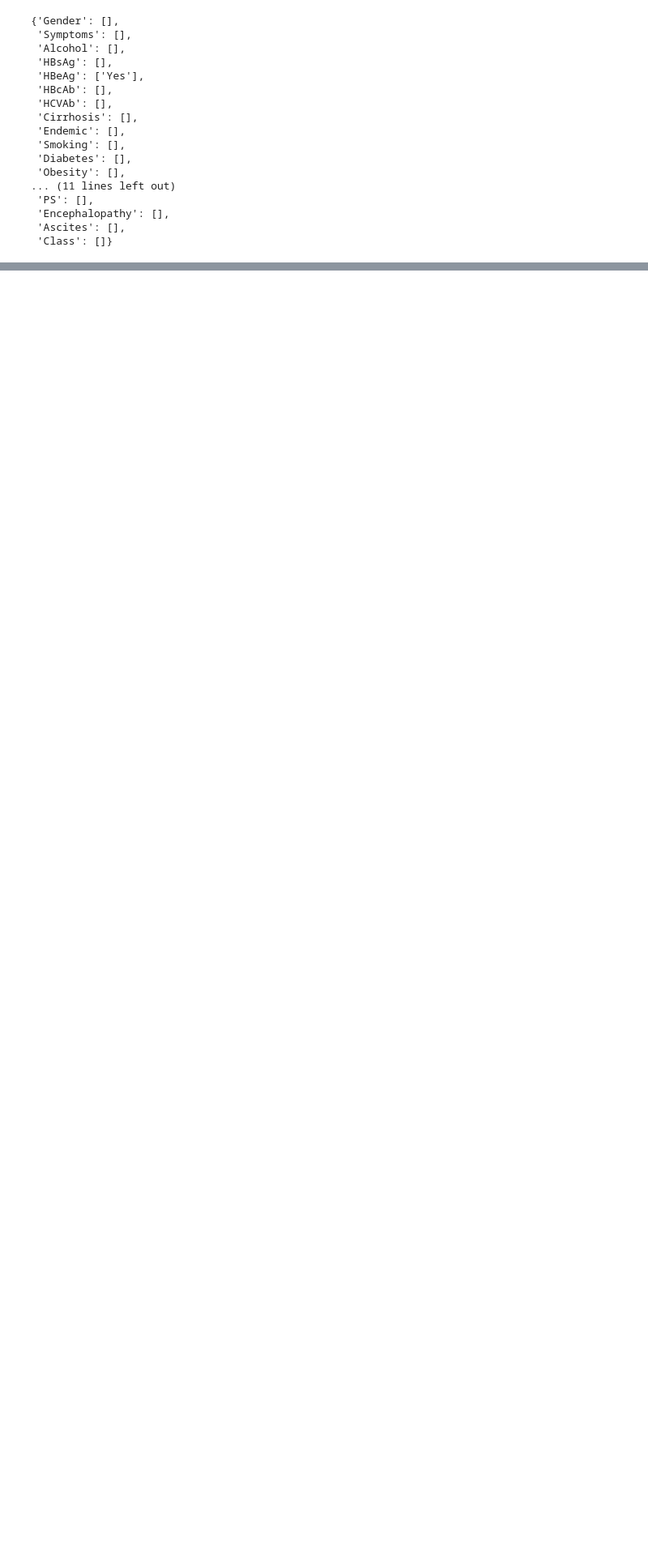
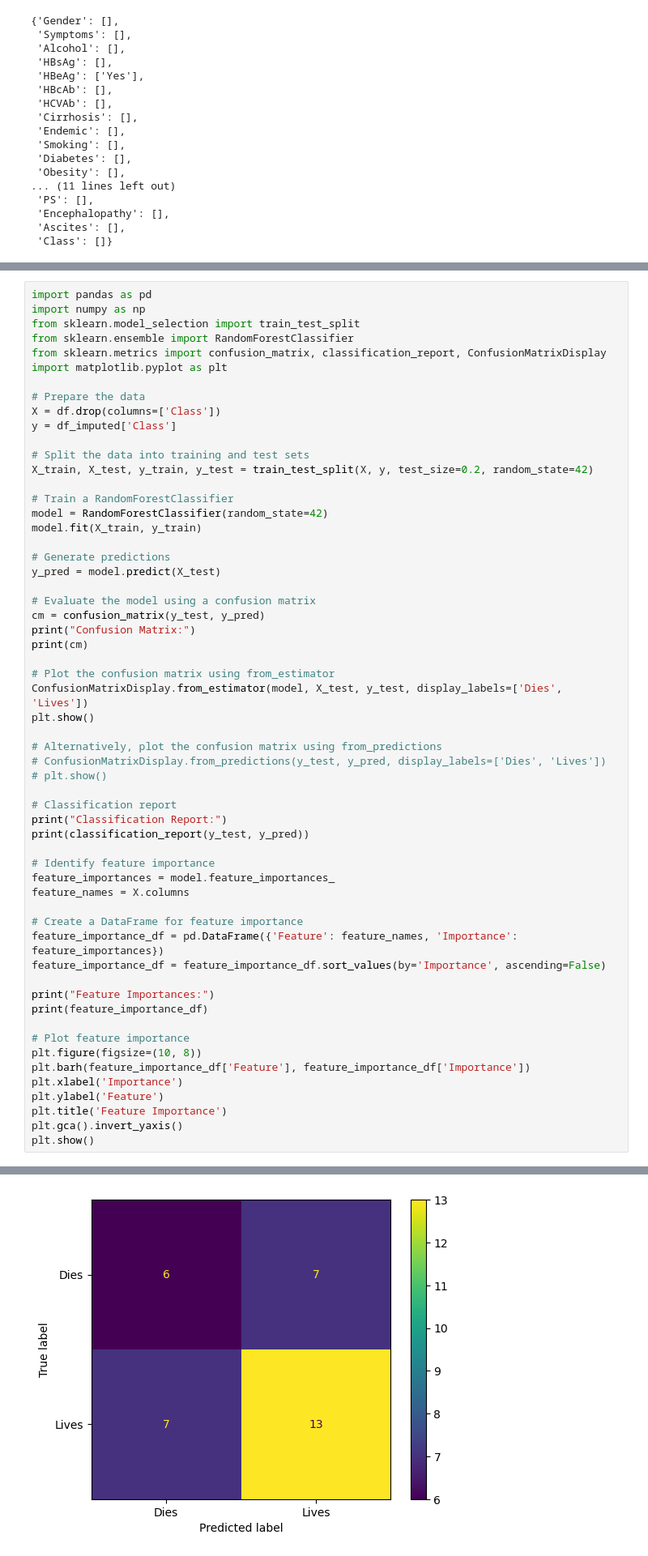
Before and after one commit to raciacd/data_exploration_hcc, a Jupyter notebook: dataset/Checkpoint1.ipynb, the cells around one changed output, grey strips where cells are left out. Shown: that part at 81% size. Saved outputs shown, nothing was run; the diff lists cells and outputs as text; blank space fills up the shorter version.

Commit message:
confusion matrix and feature importance

```diff
--- a/dataset/Checkpoint1.ipynb
+++ b/dataset/Checkpoint1.ipynb
@@ -586,0 +593,59 @@ df.describe()
+# %%
+import pandas as pd
+import numpy as np
+from sklearn.model_selection import train_test_split
+from sklearn.ensemble import RandomForestClassifier
+from sklearn.metrics import confusion_matrix, classification_report, ConfusionMatrixDisplay
+import matplotlib.pyplot as plt
+
+# Prepare the data
+X = df.drop(columns=['Class'])
+y = df_imputed['Class']
+
+# Split the data into training and test sets
+X_train, X_test, y_train, y_test = train_test_split(X, y, test_size=0.2, random_state=42)
+
+# Train a RandomForestClassifier
+model = RandomForestClassifier(random_state=42)
+model.fit(X_train, y_train)
+
+# Generate predictions
+y_pred = model.predict(X_test)
+
+# Evaluate the model using a confusion matrix
+cm = confusion_matrix(y_test, y_pred)
+print("Confusion Matrix:")
+print(cm)
+
+# Plot the confusion matrix using from_estimator
+ConfusionMatrixDisplay.from_estimator(model, X_test, y_test, display_labels=['Dies', 'Lives'])
+plt.show()
+
+# Alternatively, plot the confusion matrix using from_predictions
+# ConfusionMatrixDisplay.from_predictions(y_test, y_pred, display_labels=['Dies', 'Lives'])
+# plt.show()
+
+# Classification report
+print("Classification Report:")
+print(classification_report(y_test, y_pred))
+
+# Identify feature importance
+feature_importances = model.feature_importances_
+feature_names = X.columns
+
+# Create a DataFrame for feature importance
+feature_importance_df = pd.DataFrame({'Feature': feature_names, 'Importance': feature_importances})
+feature_importance_df = feature_importance_df.sort_values(by='Importance', ascending=False)
+
+print("Feature Importances:")
+print(feature_importance_df)
+
+# Plot feature importance
+plt.figure(figsize=(10, 8))
+plt.barh(feature_importance_df['Feature'], feature_importance_df['Importance'])
+plt.xlabel('Importance')
+plt.ylabel('Feature')
+plt.title('Feature Importance')
+plt.gca().invert_yaxis()
+plt.show()
+# %% [output]
@@ -586,0 +655 @@ df.describe()
+[figure, added]
```
Also changed, not shown: parts of 8 cells of this notebook.
